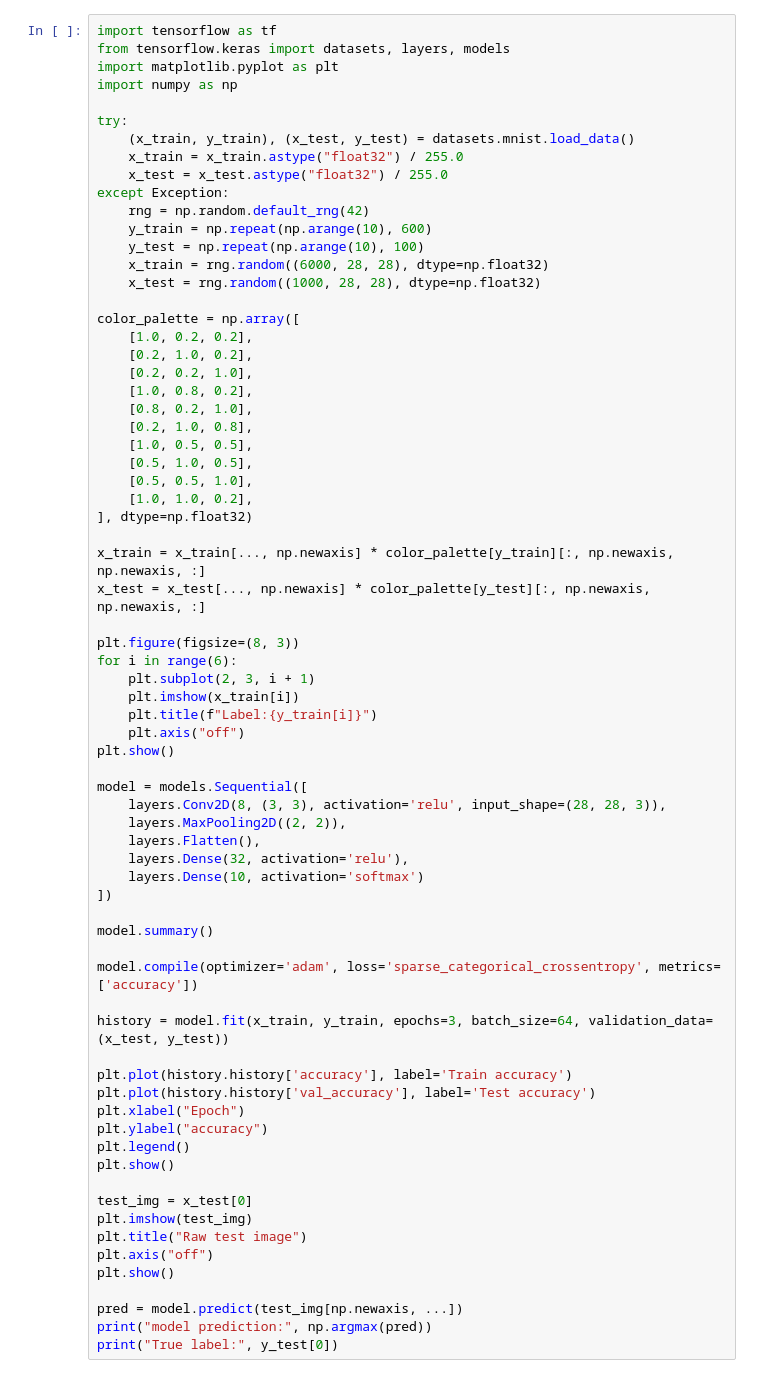
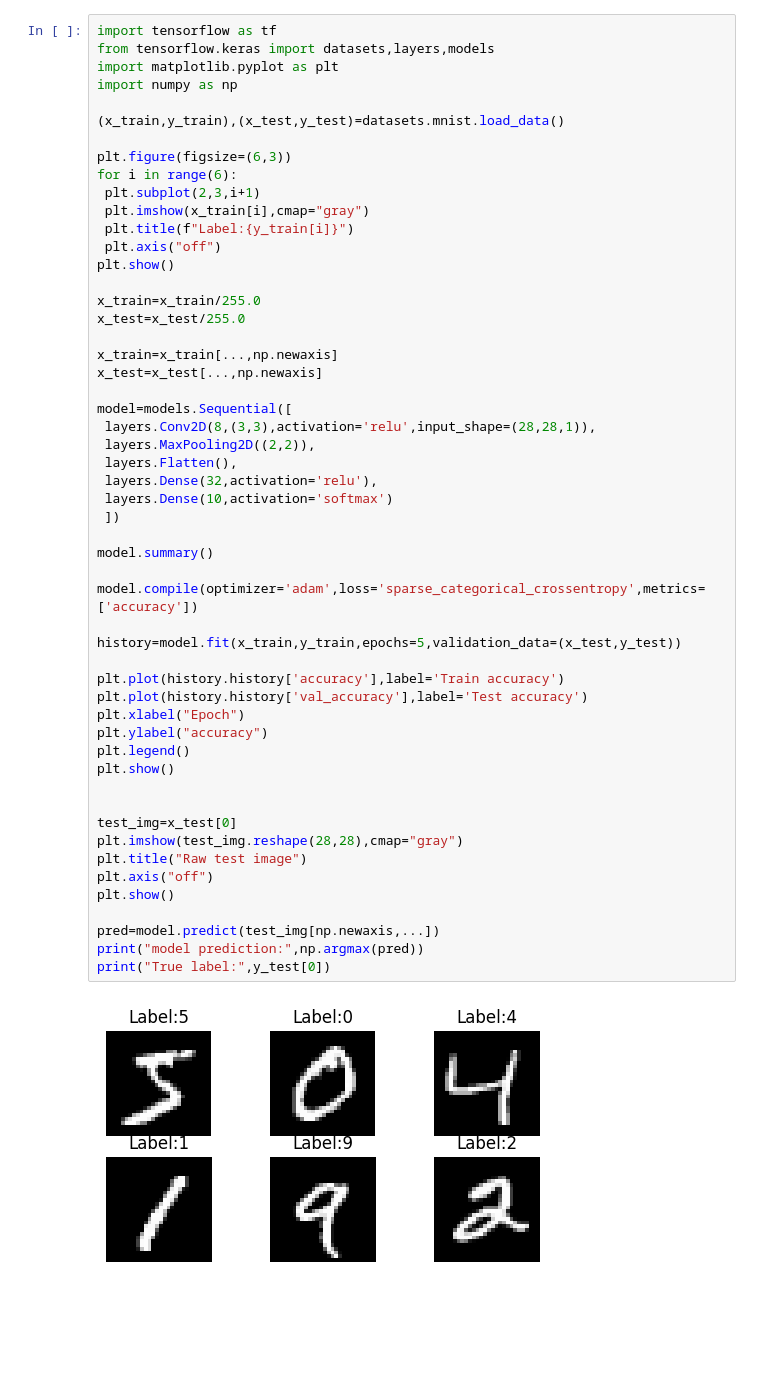
Before and after one commit to pavan-kumar171/DL_LAB, a Jupyter notebook: exp3.ipynb, the cells around one changed output. Drawn from its saved outputs; the diff is of its cells as text; blank space fills up the shorter version.

```diff
--- a/exp3.ipynb
+++ b/exp3.ipynb
@@ -1,71 +1,55 @@
 # %%
 import tensorflow as tf
-from tensorflow.keras import datasets, layers, models
+from tensorflow.keras import datasets,layers,models
 import matplotlib.pyplot as plt
 import numpy as np
 
-try:
-    (x_train, y_train), (x_test, y_test) = datasets.mnist.load_data()
-    x_train = x_train.astype("float32") / 255.0
-    x_test = x_test.astype("float32") / 255.0
-except Exception:
-    rng = np.random.default_rng(42)
-    y_train = np.repeat(np.arange(10), 600)
-    y_test = np.repeat(np.arange(10), 100)
-    x_train = rng.random((6000, 28, 28), dtype=np.float32)
-    x_test = rng.random((1000, 28, 28), dtype=np.float32)
+(x_train,y_train),(x_test,y_test)=datasets.mnist.load_data()
 
-color_palette = np.array([
-    [1.0, 0.2, 0.2],
-    [0.2, 1.0, 0.2],
-    [0.2, 0.2, 1.0],
-    [1.0, 0.8, 0.2],
-    [0.8, 0.2, 1.0],
-    [0.2, 1.0, 0.8],
-    [1.0, 0.5, 0.5],
-    [0.5, 1.0, 0.5],
-    [0.5, 0.5, 1.0],
-    [1.0, 1.0, 0.2],
-], dtype=np.float32)
-
-x_train = x_train[..., np.newaxis] * color_palette[y_train][:, np.newaxis, np.newaxis, :]
-x_test = x_test[..., np.newaxis] * color_palette[y_test][:, np.newaxis, np.newaxis, :]
-
-plt.figure(figsize=(8, 3))
+plt.figure(figsize=(6,3))
 for i in range(6):
-    plt.subplot(2, 3, i + 1)
-    plt.imshow(x_train[i])
-    plt.title(f"Label:{y_train[i]}")
-    plt.axis("off")
+ plt.subplot(2,3,i+1)
+ plt.imshow(x_train[i],cmap="gray")
+ plt.title(f"Label:{y_train[i]}")
+ plt.axis("off")
 plt.show()
 
-model = models.Sequential([
-    layers.Conv2D(8, (3, 3), activation='relu', input_shape=(28, 28, 3)),
-    layers.MaxPooling2D((2, 2)),
-    layers.Flatten(),
-    layers.Dense(32, activation='relu'),
-    layers.Dense(10, activation='softmax')
-])
+x_train=x_train/255.0
+x_test=x_test/255.0
+
+x_train=x_train[...,np.newaxis]
+x_test=x_test[...,np.newaxis]
+
+model=models.Sequential([
+ layers.Conv2D(8,(3,3),activation='relu',input_shape=(28,28,1)),
+ layers.MaxPooling2D((2,2)),
+ layers.Flatten(),
+ layers.Dense(32,activation='relu'),
+ layers.Dense(10,activation='softmax')
+ ])
 
 model.summary()
 
-model.compile(optimizer='adam', loss='sparse_categorical_crossentropy', metrics=['accuracy'])
+model.compile(optimizer='adam',loss='sparse_categorical_crossentropy',metrics=['accuracy'])
 
-history = model.fit(x_train, y_train, epochs=3, batch_size=64, validation_data=(x_test, y_test))
+history=model.fit(x_train,y_train,epochs=5,validation_data=(x_test,y_test))
 
-plt.plot(history.history['accuracy'], label='Train accuracy')
-plt.plot(history.history['val_accuracy'], label='Test accuracy')
+plt.plot(history.history['accuracy'],label='Train accuracy')
+plt.plot(history.history['val_accuracy'],label='Test accuracy')
 plt.xlabel("Epoch")
 plt.ylabel("accuracy")
 plt.legend()
 plt.show()
 
-test_img = x_test[0]
-plt.imshow(test_img)
+
+test_img=x_test[0]
+plt.imshow(test_img.reshape(28,28),cmap="gray")
 plt.title("Raw test image")
 plt.axis("off")
 plt.show()
 
-pred = model.predict(test_img[np.newaxis, ...])
-print("model prediction:", np.argmax(pred))
-print("True label:", y_test[0])
+pred=model.predict(test_img[np.newaxis,...])
+print("model prediction:",np.argmax(pred))
+print("True label:",y_test[0])
+# %% [output]
+[figure, added]
```
Also changed, not shown: parts of 1 cell of this notebook, 3 other files.
